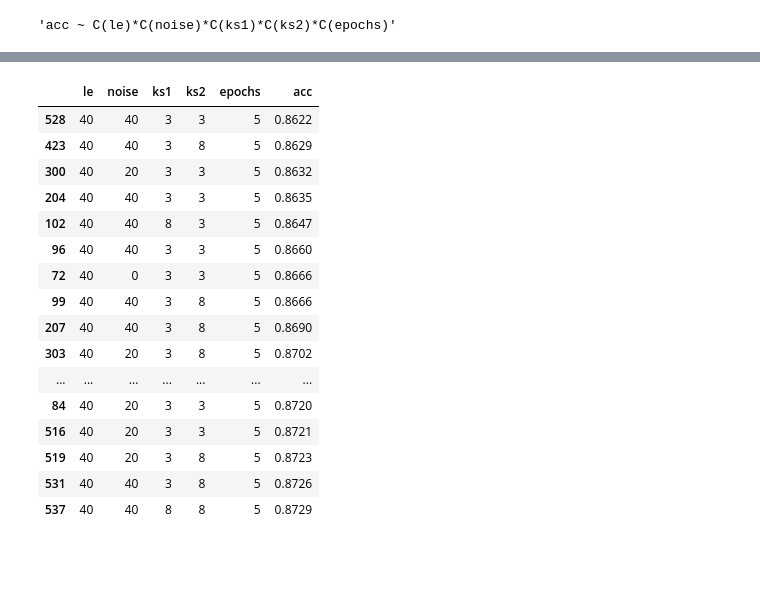
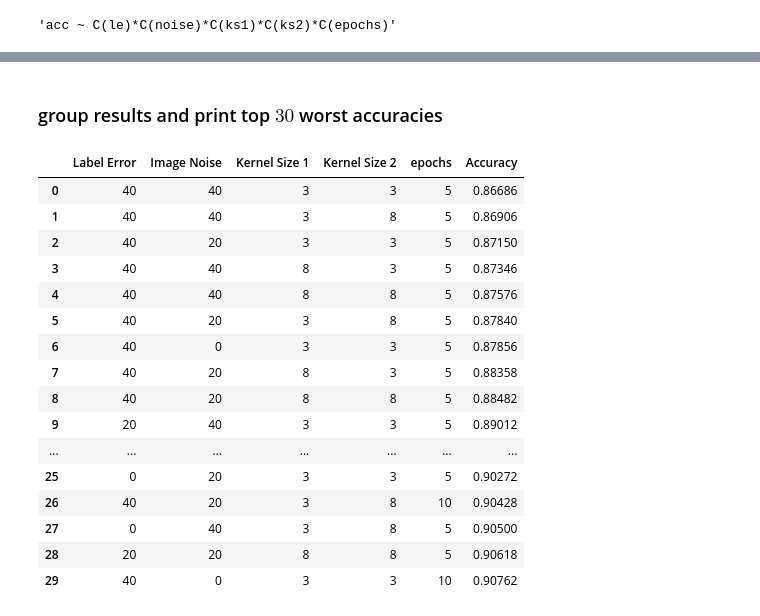
Before and after one commit to Lingkar/quantitative_performance_evaluation_group_6, a Jupyter notebook: outputs/analysis.ipynb, the cells around one changed output, grey strips where cells are left out. Cells and saved outputs as stored; diff of their text form; code cells hidden in the pictures; blank space fills up the shorter version.

```diff
--- a/outputs/analysis.ipynb
+++ b/outputs/analysis.ipynb
@@ -96,20 +97,2 @@ sm.stats.anova_lm(model, typ=3)
-# %%
-df.nsmallest(20,'acc')
-# %% [output]
-|  | le | noise | ks1 | ks2 | epochs | acc |
-| 528 | 40 | 40 | 3 | 3 | 5 | 0.8622 |
-| 423 | 40 | 40 | 3 | 8 | 5 | 0.8629 |
-| 300 | 40 | 20 | 3 | 3 | 5 | 0.8632 |
-| 204 | 40 | 40 | 3 | 3 | 5 | 0.8635 |
-| 102 | 40 | 40 | 8 | 3 | 5 | 0.8647 |
-| 96 | 40 | 40 | 3 | 3 | 5 | 0.8660 |
-| 72 | 40 | 0 | 3 | 3 | 5 | 0.8666 |
-| 99 | 40 | 40 | 3 | 8 | 5 | 0.8666 |
-| 207 | 40 | 40 | 3 | 8 | 5 | 0.8690 |
-| 303 | 40 | 20 | 3 | 8 | 5 | 0.8702 |
-| ... | ... | ... | ... | ... | ... | ... |
-| 84 | 40 | 20 | 3 | 3 | 5 | 0.8720 |
-| 516 | 40 | 20 | 3 | 3 | 5 | 0.8721 |
-| 519 | 40 | 20 | 3 | 8 | 5 | 0.8723 |
-| 531 | 40 | 40 | 3 | 8 | 5 | 0.8726 |
-| 537 | 40 | 40 | 8 | 8 | 5 | 0.8729 |
+# %% [markdown]
+### group results and print top $30$ worst accuracies
@@ -115,0 +102,20 @@ df.nsmallest(20,'acc')
+# %%
+dfgroup.nsmallest(30,'Accuracy').reset_index().drop(columns=['index'])
+# %% [output]
+|  | Label Error | Image Noise | Kernel Size 1 | Kernel Size 2 | epochs | Accuracy |
+| 0 | 40 | 40 | 3 | 3 | 5 | 0.86686 |
+| 1 | 40 | 40 | 3 | 8 | 5 | 0.86906 |
+| 2 | 40 | 20 | 3 | 3 | 5 | 0.87150 |
+| 3 | 40 | 40 | 8 | 3 | 5 | 0.87346 |
+| 4 | 40 | 40 | 8 | 8 | 5 | 0.87576 |
+| 5 | 40 | 20 | 3 | 8 | 5 | 0.87840 |
+| 6 | 40 | 0 | 3 | 3 | 5 | 0.87856 |
+| 7 | 40 | 20 | 8 | 3 | 5 | 0.88358 |
+| 8 | 40 | 20 | 8 | 8 | 5 | 0.88482 |
+| 9 | 20 | 40 | 3 | 3 | 5 | 0.89012 |
+| ... | ... | ... | ... | ... | ... | ... |
+| 25 | 0 | 20 | 3 | 3 | 5 | 0.90272 |
+| 26 | 40 | 20 | 3 | 8 | 10 | 0.90428 |
+| 27 | 0 | 40 | 3 | 8 | 5 | 0.90500 |
+| 28 | 20 | 20 | 8 | 8 | 5 | 0.90618 |
+| 29 | 40 | 0 | 3 | 3 | 10 | 0.90762 |
```
Also changed, not shown: parts of 8 cells of this notebook.
